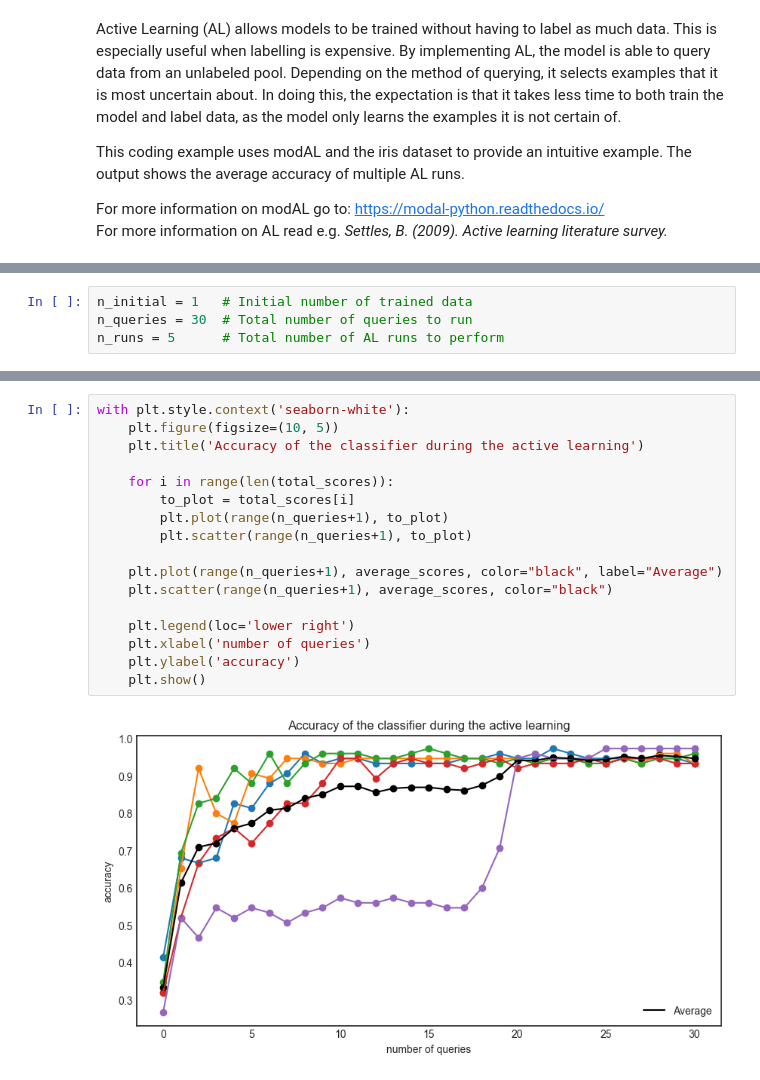
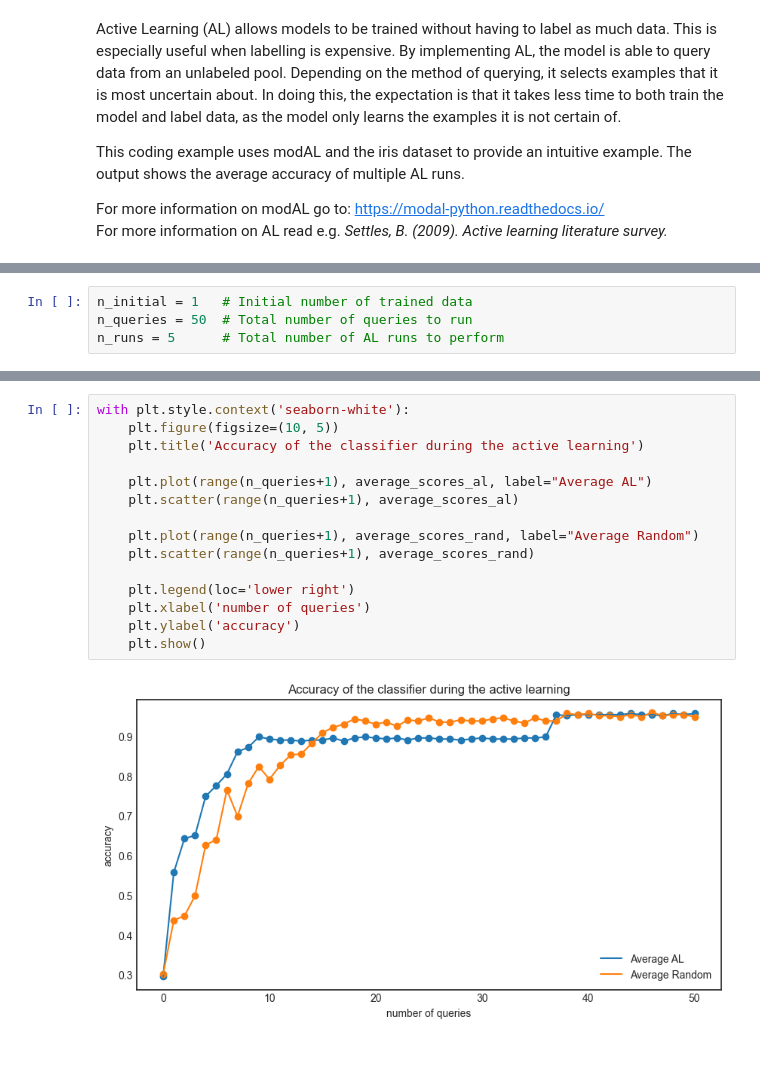
Before and after one commit to Lucaskembara/Active-Learning-Example, a Jupyter notebook: main.ipynb, the cells around one changed output, grey strips where cells are left out. Cells and saved outputs as stored; diff of their text form.

```diff
--- a/main.ipynb
+++ b/main.ipynb
@@ -22,7 +23,7 @@ from matplotlib import pyplot as plt
 %matplotlib inline
 # %%
 n_initial = 1   # Initial number of trained data
-n_queries = 30  # Total number of queries to run
+n_queries = 50  # Total number of queries to run
 n_runs = 5      # Total number of AL runs to perform
 # %%
 data = pd.read_csv("data/iris.csv")
@@ -60,19 +94,17 @@ for runs in range(n_runs):
 # %%
 with plt.style.context('seaborn-white'):
     plt.figure(figsize=(10, 5))
     plt.title('Accuracy of the classifier during the active learning')
 
-    for i in range(len(total_scores)):
-        to_plot = total_scores[i]
-        plt.plot(range(n_queries+1), to_plot)
-        plt.scatter(range(n_queries+1), to_plot)
+    plt.plot(range(n_queries+1), average_scores_al, label="Average AL")
+    plt.scatter(range(n_queries+1), average_scores_al)
 
-    plt.plot(range(n_queries+1), average_scores, color="black", label="Average")
-    plt.scatter(range(n_queries+1), average_scores, color="black")
+    plt.plot(range(n_queries+1), average_scores_rand, label="Average Random")
+    plt.scatter(range(n_queries+1), average_scores_rand)
 
     plt.legend(loc='lower right')
     plt.xlabel('number of queries')
     plt.ylabel('accuracy')
     plt.show()
 # %% [output]
-[figure, old version]
+[figure, new version]
```
Also changed, not shown: parts of 2 cells of this notebook.
